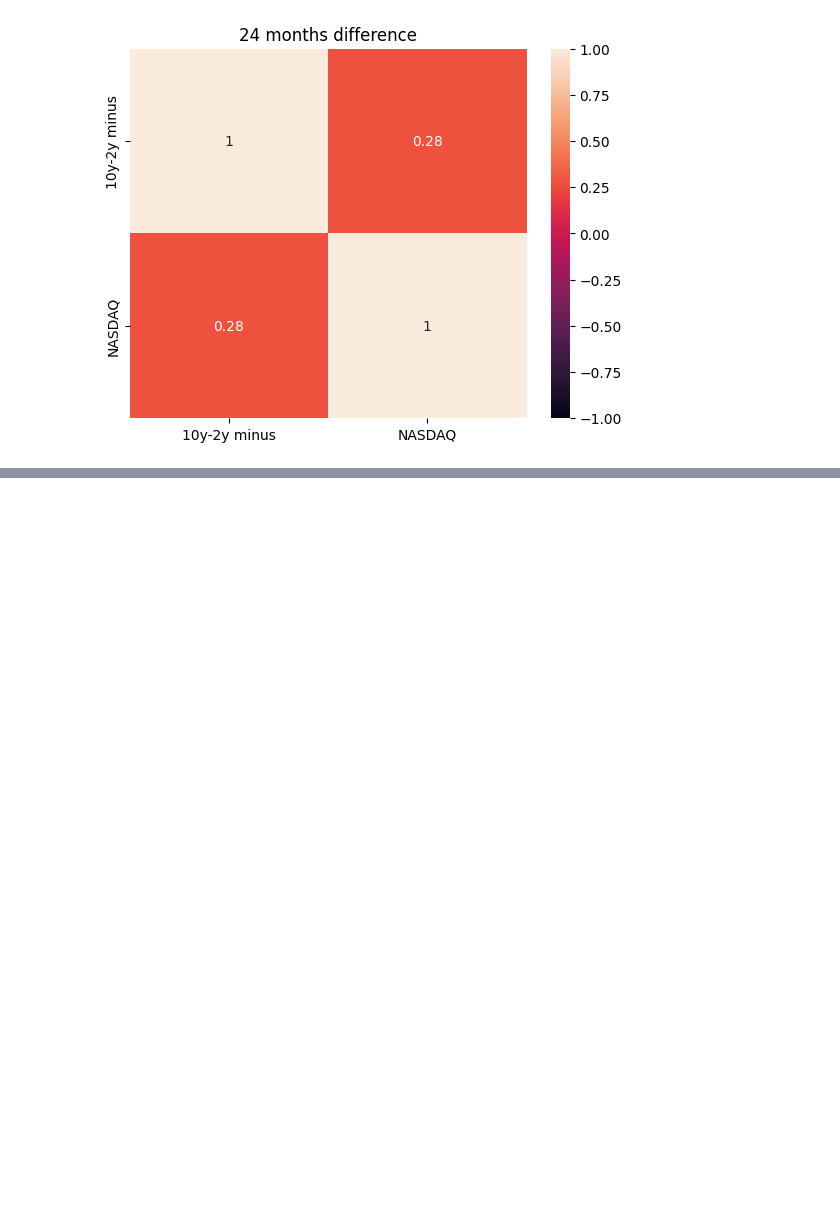
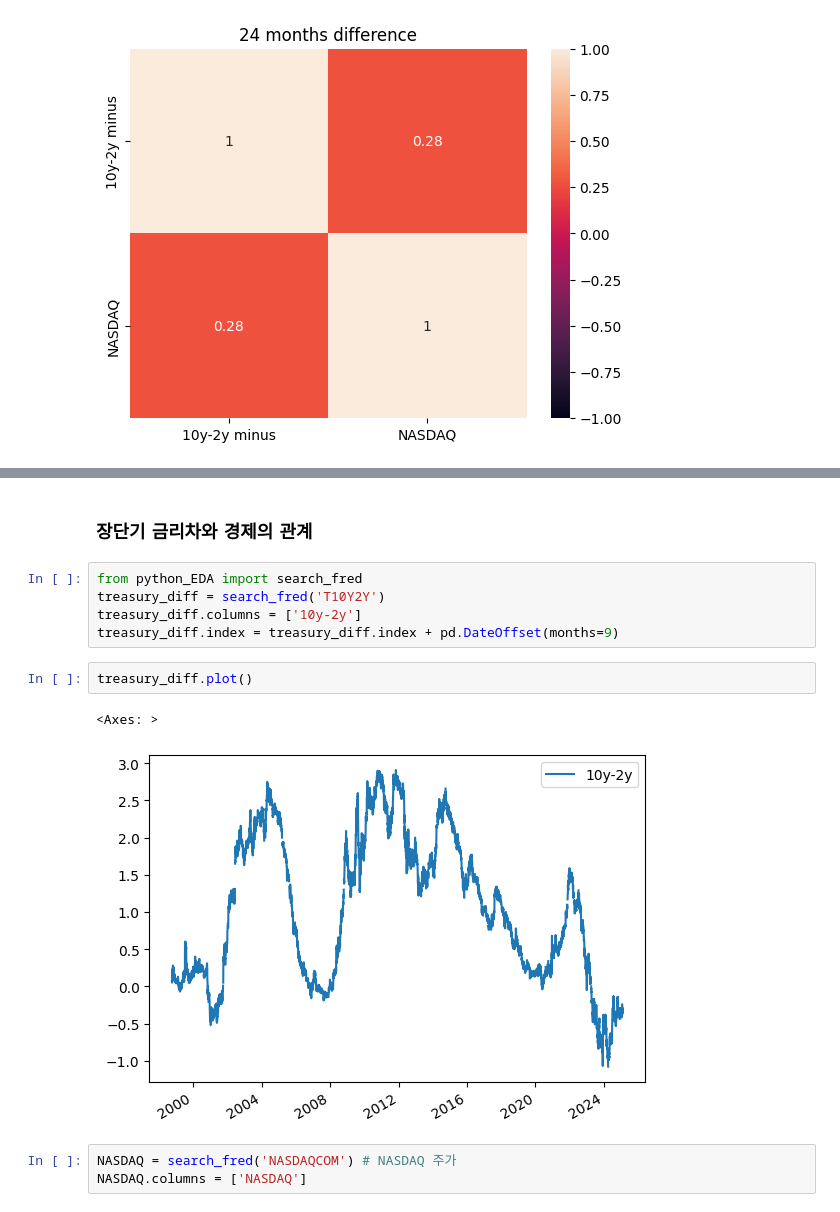
Before and after one commit to jeanDeluge/upstage_eda_1, a Jupyter notebook: data_EDA.ipynb, the cells around one changed output, grey strips where cells are left out. Drawn from its saved outputs; the diff is of its cells as text; blank space fills up the shorter version.

```diff
--- a/data_EDA.ipynb
+++ b/data_EDA.ipynb
@@ -579,0 +590,15 @@ Text(0.5, 1.0, '24 months difference')
+# %% [markdown]
+### 장단기 금리차와 경제의 관계
+# %%
+from python_EDA import search_fred
+treasury_diff = search_fred('T10Y2Y')
+treasury_diff.columns = ['10y-2y']
+treasury_diff.index = treasury_diff.index + pd.DateOffset(months=9)
+# %%
+treasury_diff.plot()
+# %% [output]
+<Axes: >
+[figure, added]
+# %%
+NASDAQ = search_fred('NASDAQCOM') # NASDAQ 주가
+NASDAQ.columns = ['NASDAQ']
```
Also changed, not shown: parts of 29 cells of this notebook.
